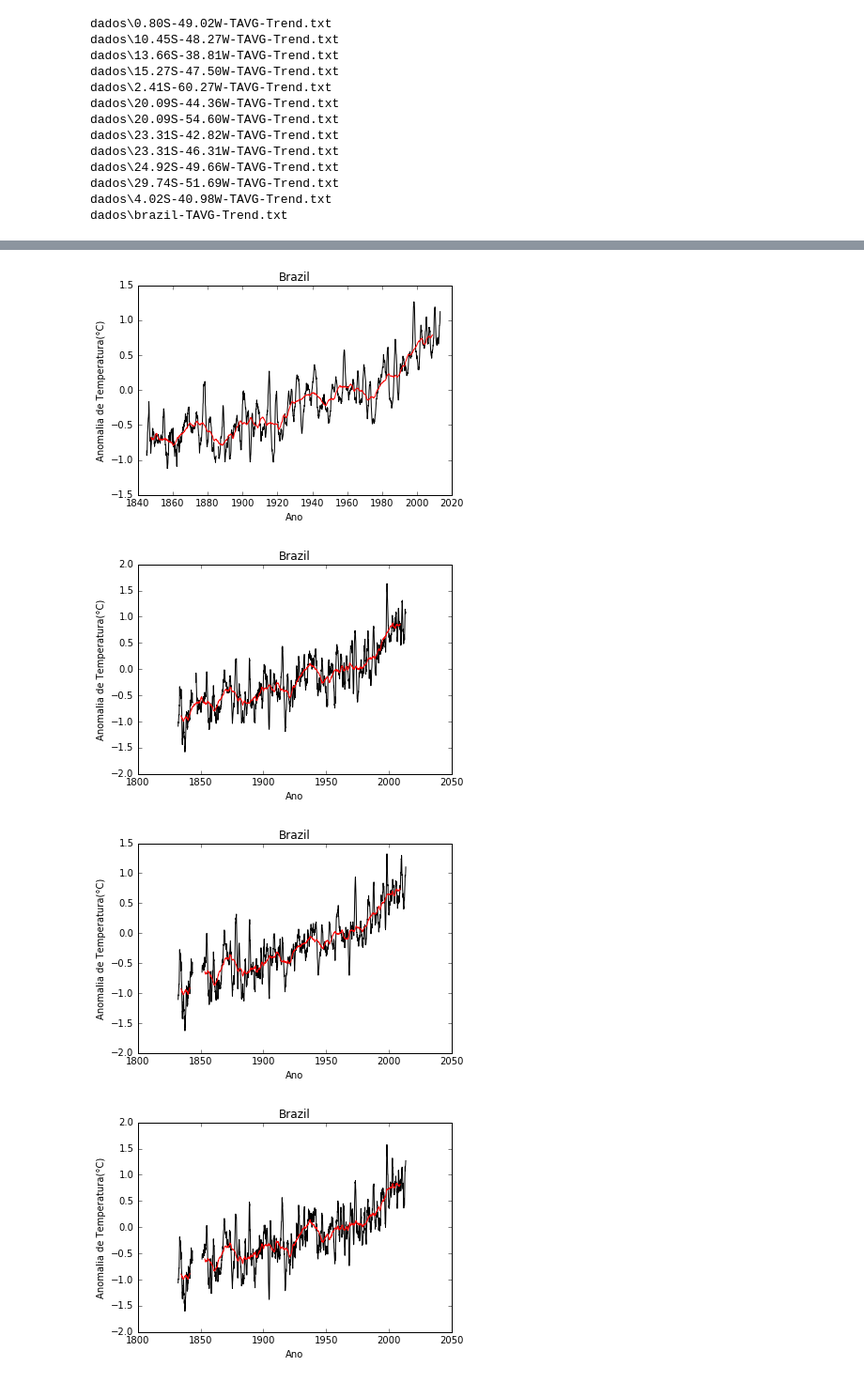
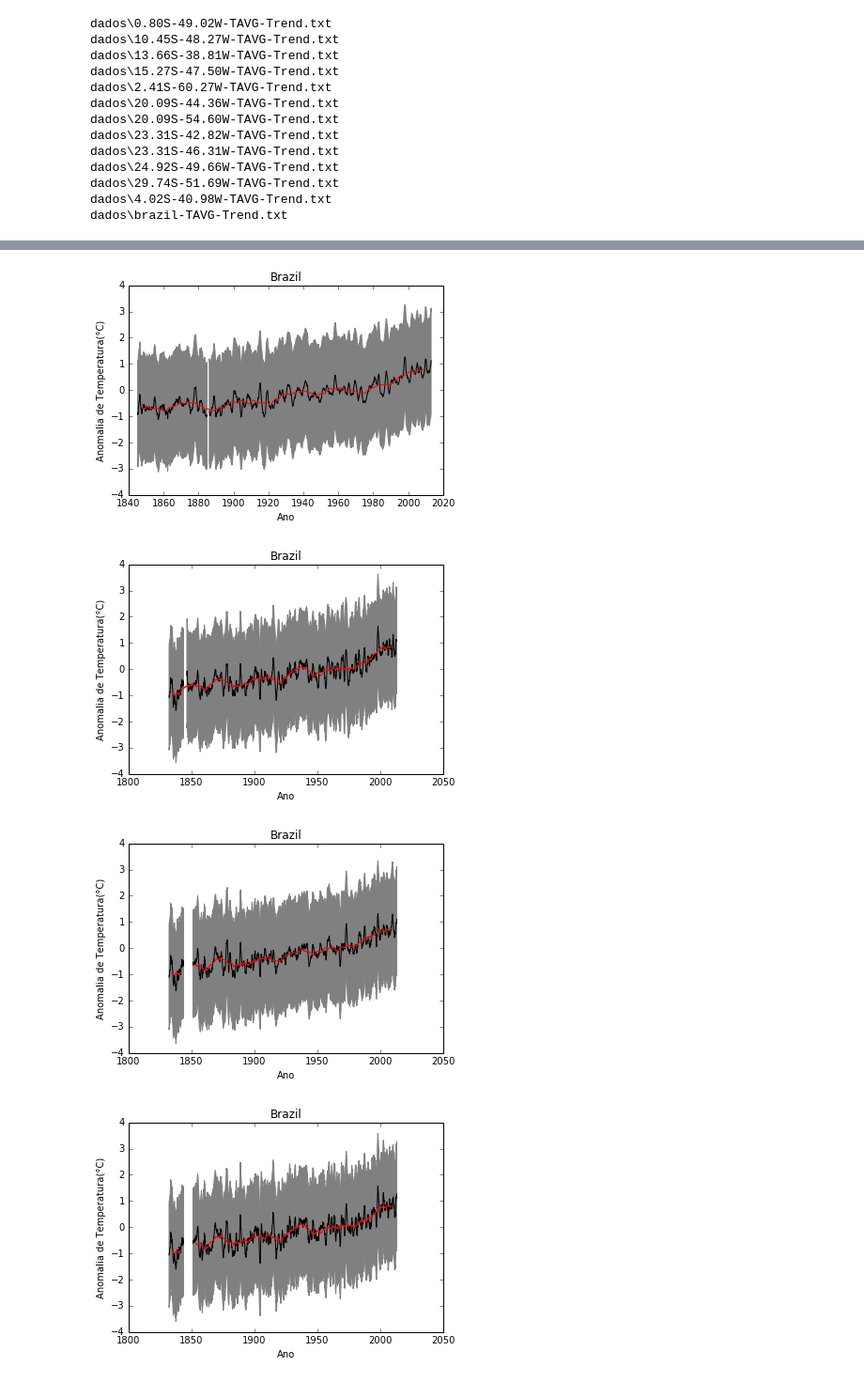
Before and after one commit to mat-esp-2016/python-2-favelados, a Jupyter notebook: python2.ipynb, the cells around one changed output, grey strips where cells are left out. Shown at 94% size. Drawn from its saved outputs; the diff is of its cells as text; code cells hidden in the pictures.

```diff
--- a/python2.ipynb
+++ b/python2.ipynb
@@ -36,20 +36,21 @@ Para cada arquivo numa lista de arquivos, carregaremos os dados do arquivo, defi
 # %%
 for arquivo in arquivos:
     if arquivo !='dados\\brazil-TAVG-Trend.txt':
         dados = np.loadtxt(arquivo, comments='%')
         anos = dados[:, 0]
         meses = dados[:, 1]
         anomalia_temperatura = dados[:, 4]
         ano_decimal = (meses - 1)/12 + anos
         plt.figure()
         plt.plot(ano_decimal, anomalia_temperatura, 'k-')
         plt.title('Brazil')
         plt.xlabel('Ano')
         plt.ylabel('Anomalia de Temperatura(°C)')
         plt.plot(ano_decimal, dados[:, 8], 'r-')
+        plt.fill_between (ano_decimal, anomalia_temperatura + 2, anomalia_temperatura - 2, color='gray')
         plt.savefig(arquivo[0:-3]+'png')
 # %% [output]
-[figure, old version]
+[figure, new version]
-[figure, old version]
+[figure, new version]
-[figure, old version]
+[figure, new version]
-[figure, old version]
+[figure, new version]
```
Also changed, not shown: parts of 3 cells of this notebook.
